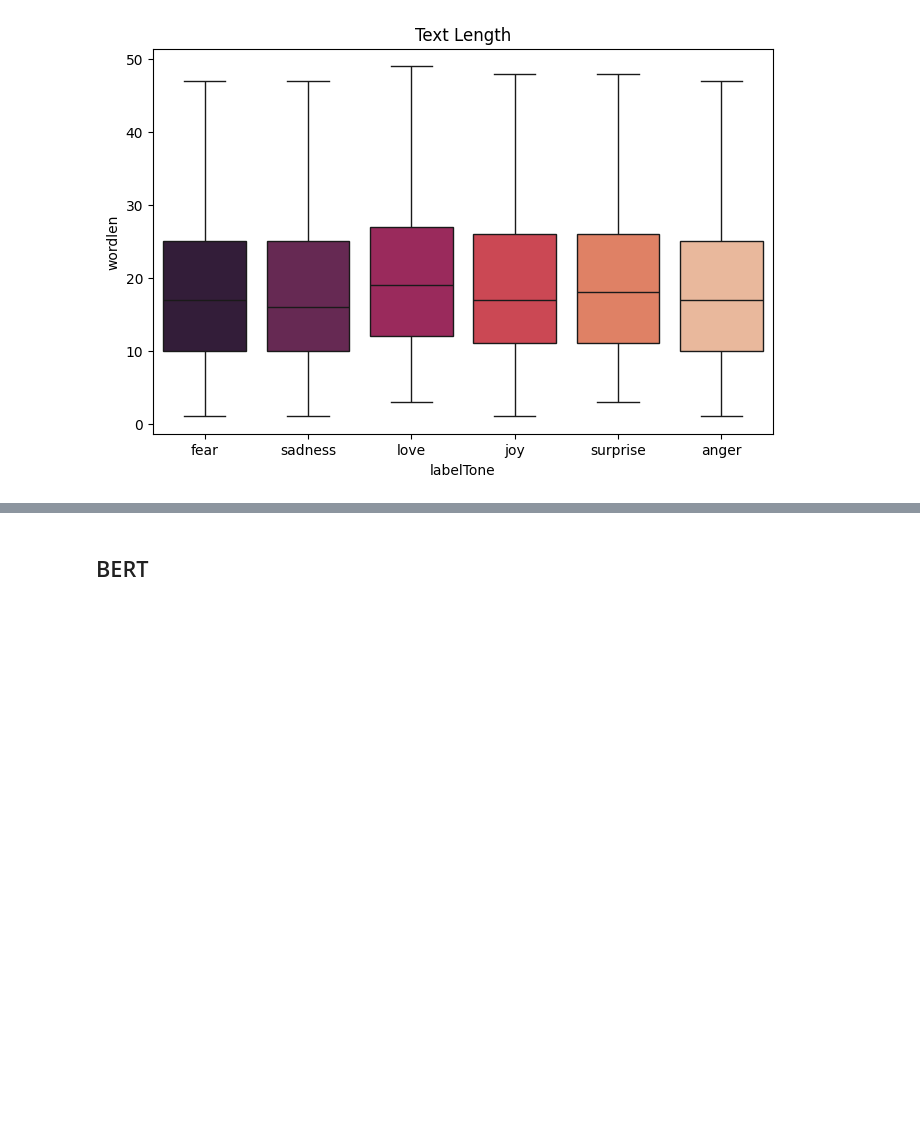
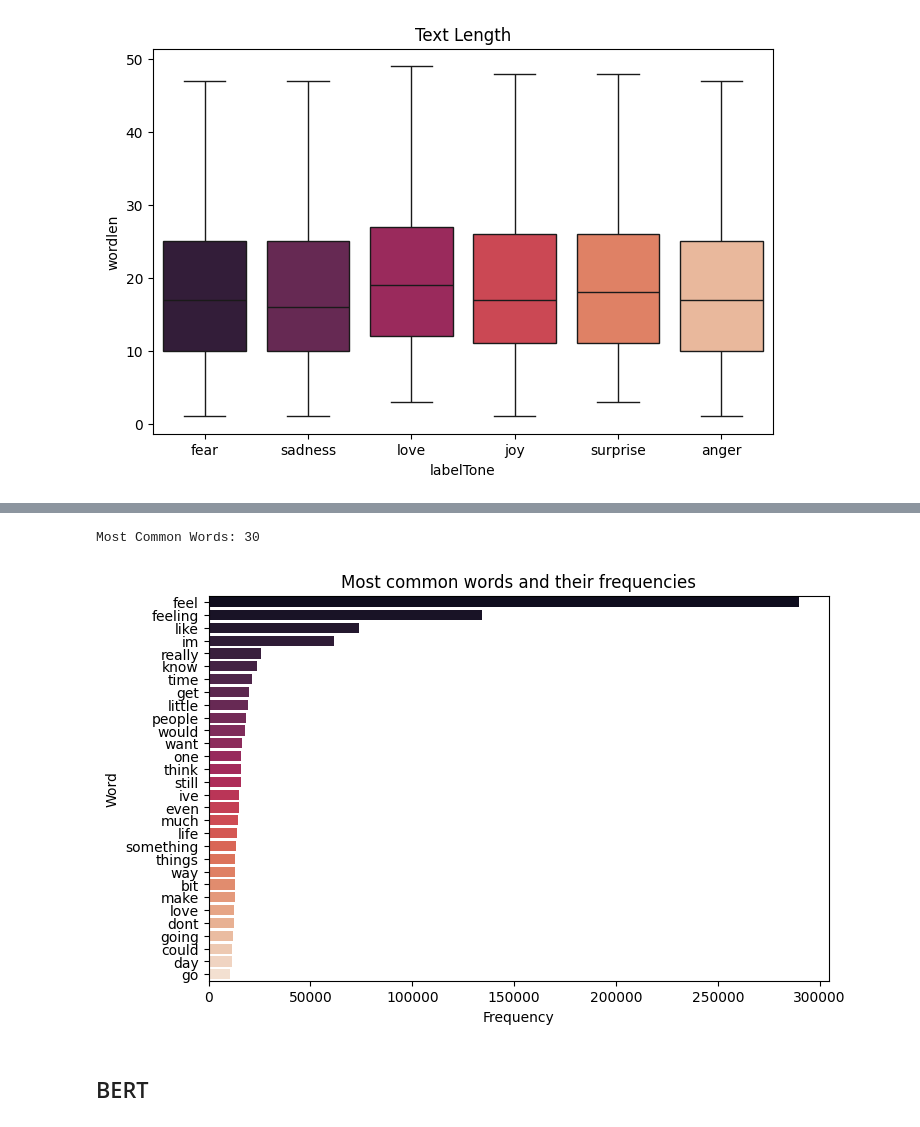
Before and after one commit to AsutoshDalei/Deep-Neural-Networks, a Jupyter notebook: SentimentAnalysisBERT.ipynb, the cells around one changed output, grey strips where cells are left out. Drawn from its saved outputs; the diff is of its cells as text; code cells hidden in the pictures; blank space fills up the shorter version.

```diff
--- a/SentimentAnalysisBERT.ipynb
+++ b/SentimentAnalysisBERT.ipynb
@@ -170,3 +170,9 @@ plt.title("Text Length")
 plt.show()
 # %% [output]
 [figure]
+# %%
+%%time
+texts = data['text'].str.split().values.tolist()
+corpus = [word for i in texts for word in i]
+
+corpus = Counter(corpus)
@@ -173,3 +182,24 @@ plt.show()
+# %%
+n = 100
+
+wordCommon,countCommon = [],[]
+for word in corpus.most_common(n=n):
+  if word[0] not in stopWords_nltk:
+    wordCommon.append(word[0])
+    countCommon.append(word[1])
+
+print("Common Words:", len(wordCommon))
+# %% [output]
+Most Common Words: 30
+# %%
+plt.figure(figsize=(8,5),dpi=100)
+sns.barplot(x=countCommon, y=wordCommon, palette=cmap)
+plt.title("Most common words and their frequencies")
+plt.xlabel("Frequency")
+plt.ylabel("Word")
+plt.show()
+# %% [output]
+[figure, added]
 # %% [markdown]
 ## BERT
 # %%
```
Also changed, not shown: parts of 2 cells of this notebook.
